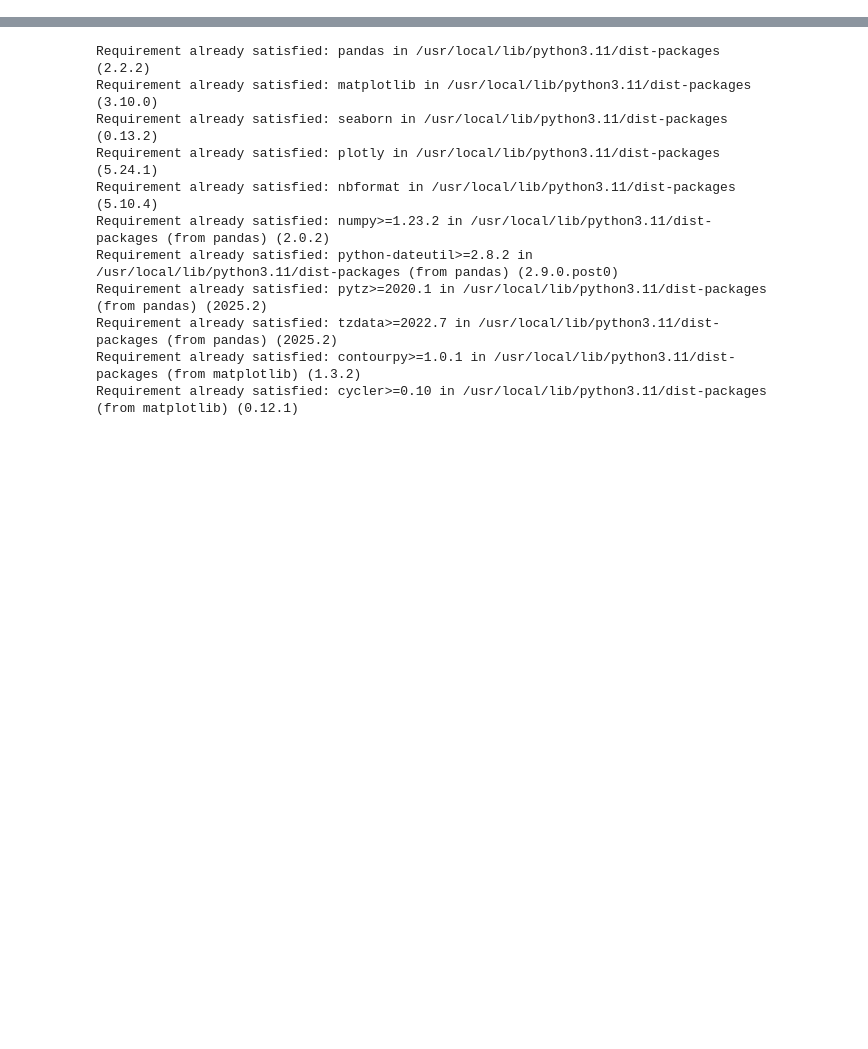
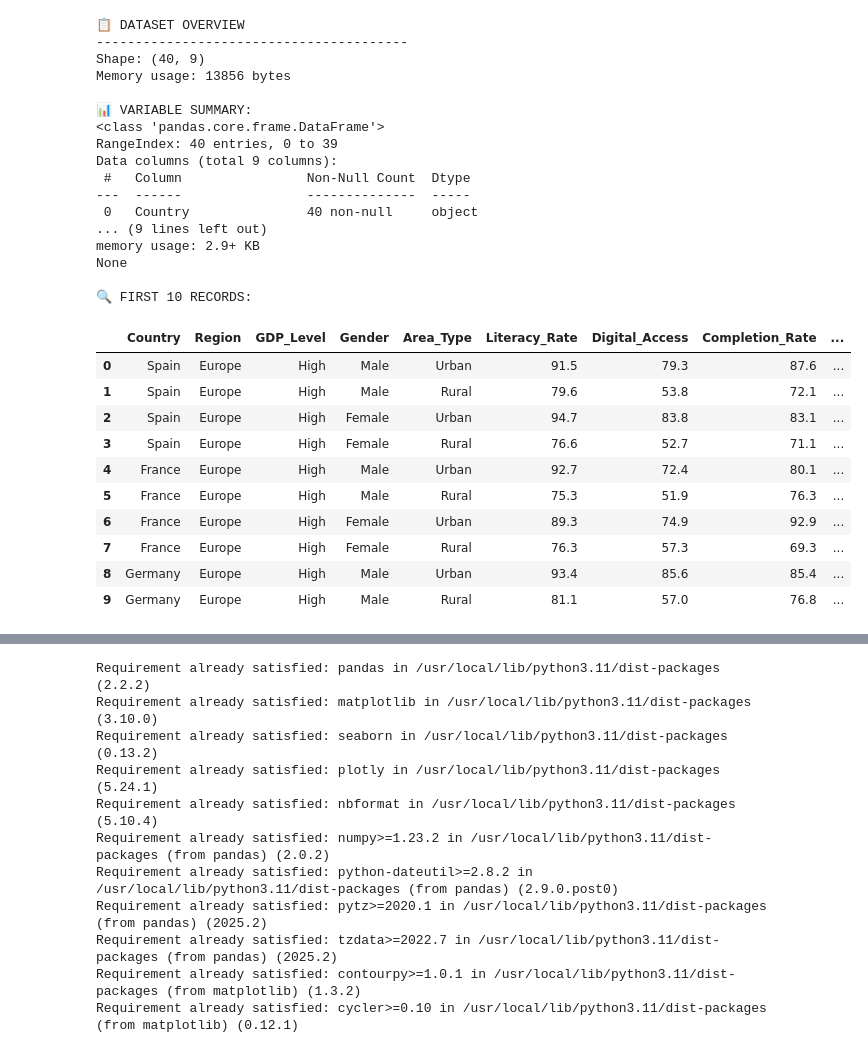
Before and after one commit to kik2025/CarrerPath.io, a Jupyter notebook: Erika_Sustainable_AI_Education_Analysis.ipynb, the cells around one changed output, grey strips where cells are left out. Drawn from its saved outputs; the diff is of its cells as text; code cells hidden in the pictures; blank space fills up the shorter version.

```diff
--- a/Erika_Sustainable_AI_Education_Analysis.ipynb
+++ b/Erika_Sustainable_AI_Education_Analysis.ipynb
@@ -2,0 +101,44 @@
+# %%
+# ===== 2. INITIAL DATA EXPLORATION =====
+
+print("📋 DATASET OVERVIEW")
+print("-" * 40)
+
+# Basic information
+print(f"Shape: {df.shape}")
+print(f"Memory usage: {df.memory_usage(deep=True).sum()} bytes")
+
+print("\n📊 VARIABLE SUMMARY:")
+print(df.info())
+
+print("\n🔍 FIRST 10 RECORDS:")
+df.head(10)
+# %% [output]
+📋 DATASET OVERVIEW
+----------------------------------------
+Shape: (40, 9)
+Memory usage: 13856 bytes
+
+📊 VARIABLE SUMMARY:
+<class 'pandas.core.frame.DataFrame'>
+RangeIndex: 40 entries, 0 to 39
+Data columns (total 9 columns):
+ #   Column                Non-Null Count  Dtype
+---  ------                --------------  -----
+ 0   Country               40 non-null     object
+... (9 lines left out)
+memory usage: 2.9+ KB
+None
+
+🔍 FIRST 10 RECORDS:
+|  | Country | Region | GDP_Level | Gender | Area_Type | Literacy_Rate | Digital_Access | Completion_Rate | ... |
+| 0 | Spain | Europe | High | Male | Urban | 91.5 | 79.3 | 87.6 | ... |
+| 1 | Spain | Europe | High | Male | Rural | 79.6 | 53.8 | 72.1 | ... |
+| 2 | Spain | Europe | High | Female | Urban | 94.7 | 83.8 | 83.1 | ... |
+| 3 | Spain | Europe | High | Female | Rural | 76.6 | 52.7 | 71.1 | ... |
+| 4 | France | Europe | High | Male | Urban | 92.7 | 72.4 | 80.1 | ... |
+| 5 | France | Europe | High | Male | Rural | 75.3 | 51.9 | 76.3 | ... |
+| 6 | France | Europe | High | Female | Urban | 89.3 | 74.9 | 92.9 | ... |
+| 7 | France | Europe | High | Female | Rural | 76.3 | 57.3 | 69.3 | ... |
+| 8 | Germany | Europe | High | Male | Urban | 93.4 | 85.6 | 85.4 | ... |
+| 9 | Germany | Europe | High | Male | Rural | 81.1 | 57.0 | 76.8 | ... |
```
Also changed, not shown: parts of 8 cells of this notebook.
